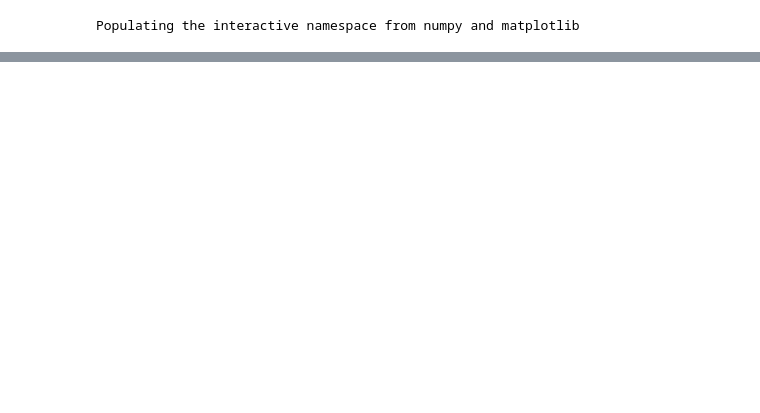
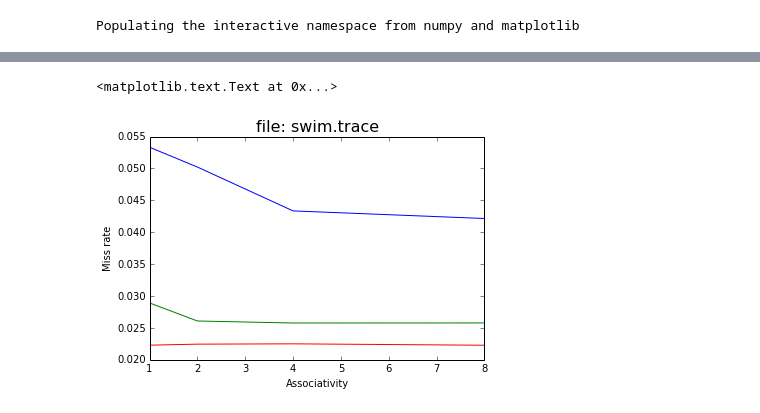
Before and after one commit to alvaro893/MyIpythonNotebooks, a Jupyter notebook: Processors/15 cache simulations.ipynb, the cells around one changed output, grey strips where cells are left out. Saved outputs shown, nothing was run; the diff lists cells and outputs as text; code cells hidden in the pictures; blank space fills up the shorter version.

```diff
--- a/Processors/15 cache simulations.ipynb
+++ b/Processors/15 cache simulations.ipynb
@@ -20,0 +58,14 @@ plot(associative, gcctrace64)
+# %%
+swimtrace4 = (0.053329, 0.050225, 0.043349, 0.042158)
+swimtrace16 = (0.028916, 0.026086, 0.025769, 0.025782)
+swimtrace64 = (0.022293, 0.022454, 0.022504, 0.022283)
+
+plot(associative, swimtrace4)
+plot(associative, swimtrace16)
+plot(associative, swimtrace64)
+title("file: swim.trace", fontsize=16)
+xlabel("Associativity")
+ylabel("Miss rate")
+# %% [output]
+<matplotlib.text.Text at 0x...>
+[figure, added]
```
Also changed, not shown: parts of 6 cells of this notebook.
